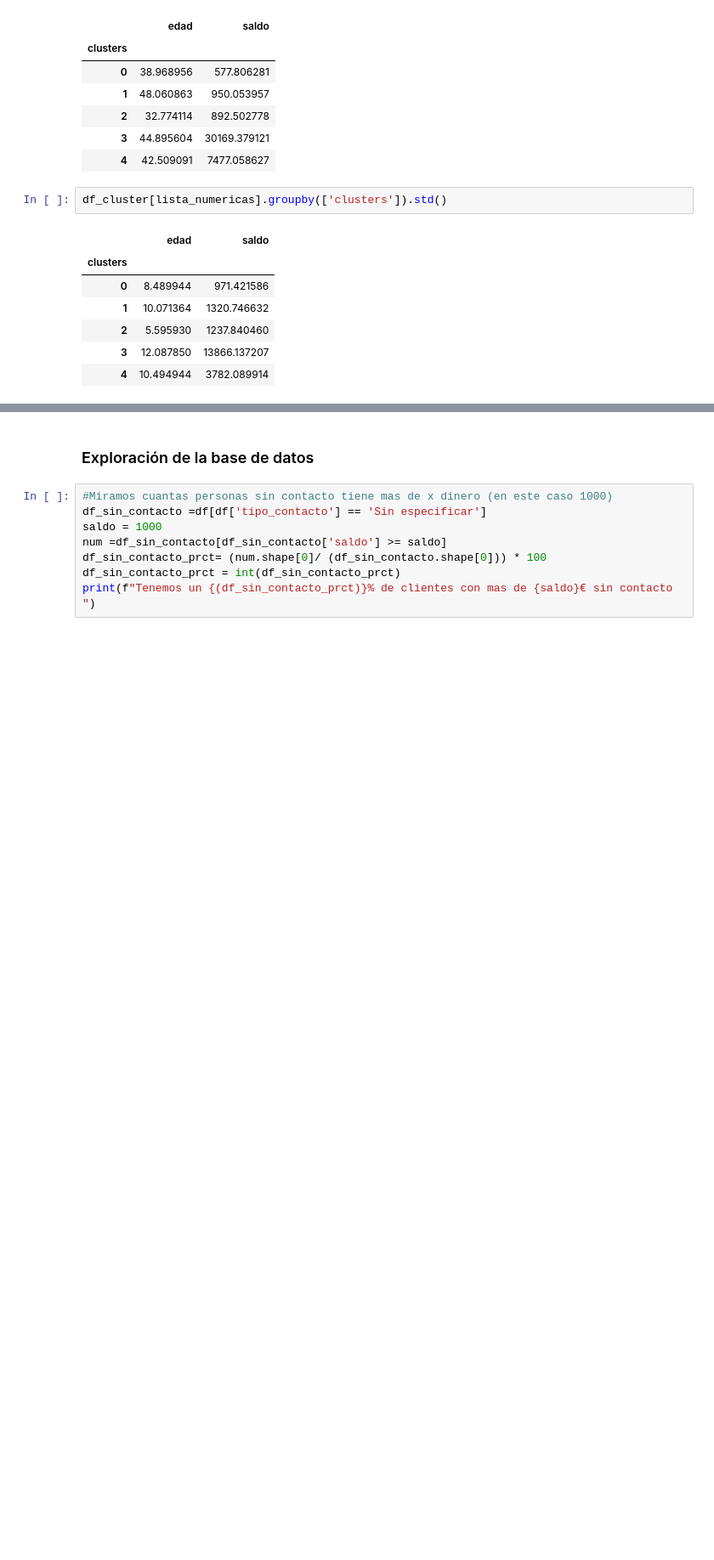
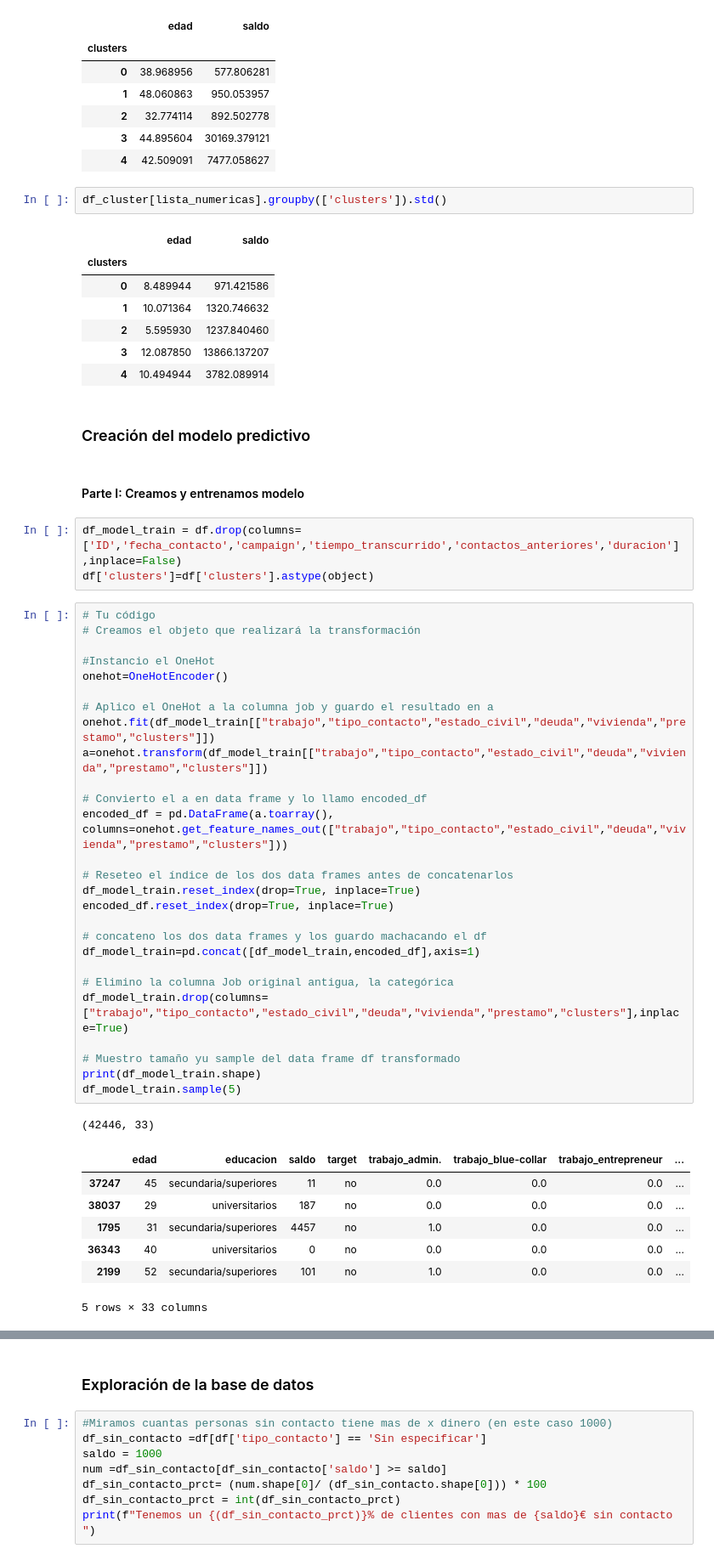
Before and after one commit to erxgli/Amacor_contexto_bancario, a Jupyter notebook: Caso_Práctico_3.ipynb, the cells around one changed output, grey strips where cells are left out. Shown at 85% size. Drawn from its saved outputs; the diff is of its cells as text; blank space fills up the shorter version.

```diff
--- a/Caso_Práctico_3.ipynb
+++ b/Caso_Práctico_3.ipynb
@@ -224,3 +340,46 @@ df_cluster[lista_numericas].groupby(['clusters']).std()
 | 2 | 5.595930 | 1237.840460 |
 | 3 | 12.087850 | 13866.137207 |
 | 4 | 10.494944 | 3782.089914 |
+# %% [markdown]
+### Creación del modelo predictivo
+# %% [markdown]
+#### Parte I: Creamos y entrenamos modelo
+# %%
+df_model_train = df.drop(columns=['ID','fecha_contacto','campaign','tiempo_transcurrido','contactos_anteriores','duracion'],inplace=False)
+df['clusters']=df['clusters'].astype(object)
+# %%
+# Tu código
+# Creamos el objeto que realizará la transformación
+
+#Instancio el OneHot
+onehot=OneHotEncoder()
+
+# Aplico el OneHot a la columna job y guardo el resultado en a
+onehot.fit(df_model_train[["trabajo","tipo_contacto","estado_civil","deuda","vivienda","prestamo","clusters"]])
+a=onehot.transform(df_model_train[["trabajo","tipo_contacto","estado_civil","deuda","vivienda","prestamo","clusters"]])
+
+# Convierto el a en data frame y lo llamo encoded_df
+encoded_df = pd.DataFrame(a.toarray(), columns=onehot.get_feature_names_out(["trabajo","tipo_contacto","estado_civil","deuda","vivienda","prestamo","clusters"]))
+
+# Reseteo el índice de los dos data frames antes de concatenarlos
+df_model_train.reset_index(drop=True, inplace=True)
+encoded_df.reset_index(drop=True, inplace=True)
+
+# concateno los dos data frames y los guardo machacando el df
+df_model_train=pd.concat([df_model_train,encoded_df],axis=1)
+
+# Elimino la columna Job original antigua, la categórica
+df_model_train.drop(columns=["trabajo","tipo_contacto","estado_civil","deuda","vivienda","prestamo","clusters"],inplace=True)
+
+# Muestro tamaño yu sample del data frame df transformado
+print(df_model_train.shape)
+df_model_train.sample(5)
+# %% [output]
+(42446, 33)
+|  | edad | educacion | saldo | target | trabajo_admin. | trabajo_blue-collar | trabajo_entrepreneur | ... |
+| 37247 | 45 | secundaria/superiores | 11 | no | 0.0 | 0.0 | 0.0 | ... |
+| 38037 | 29 | universitarios | 187 | no | 0.0 | 0.0 | 0.0 | ... |
+| 1795 | 31 | secundaria/superiores | 4457 | no | 1.0 | 0.0 | 0.0 | ... |
+| 36343 | 40 | universitarios | 0 | no | 0.0 | 0.0 | 0.0 | ... |
+| 2199 | 52 | secundaria/superiores | 101 | no | 1.0 | 0.0 | 0.0 | ... |
+5 rows × 33 columns
```
Also changed, not shown: parts of 31 cells of this notebook, 1 other file.
